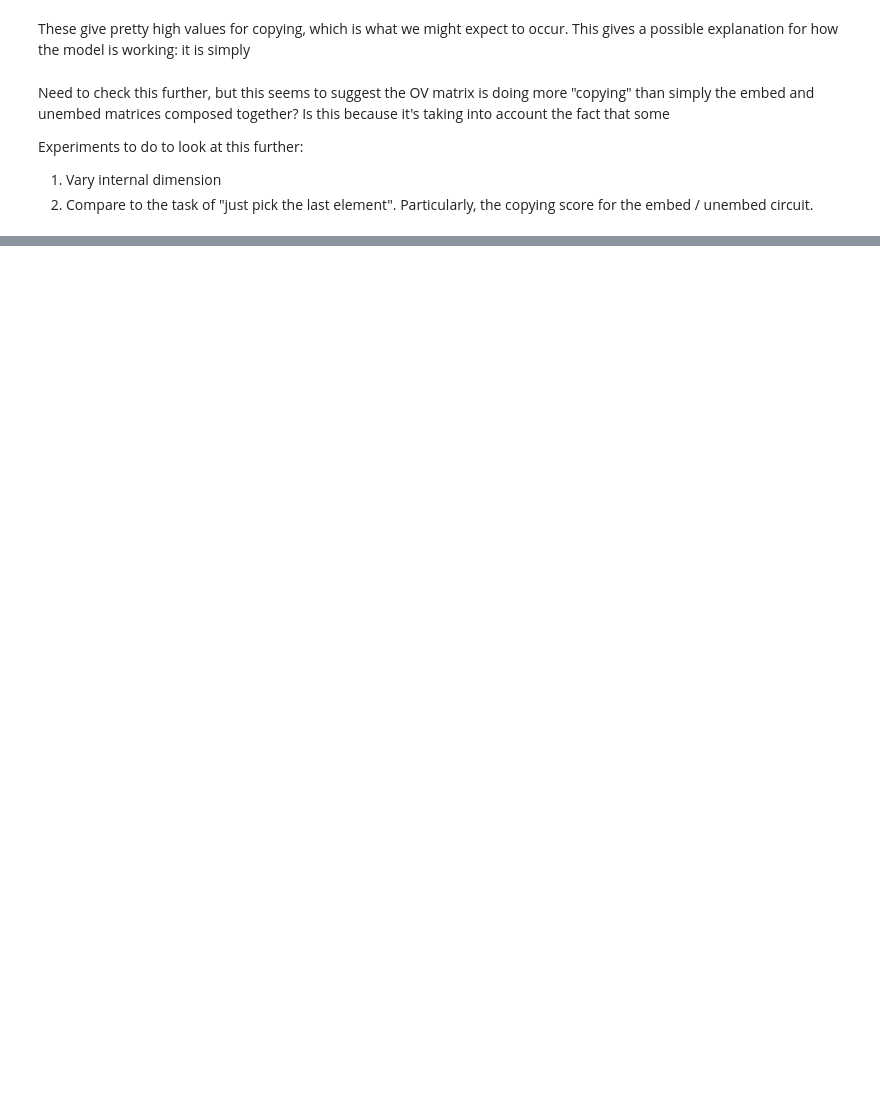
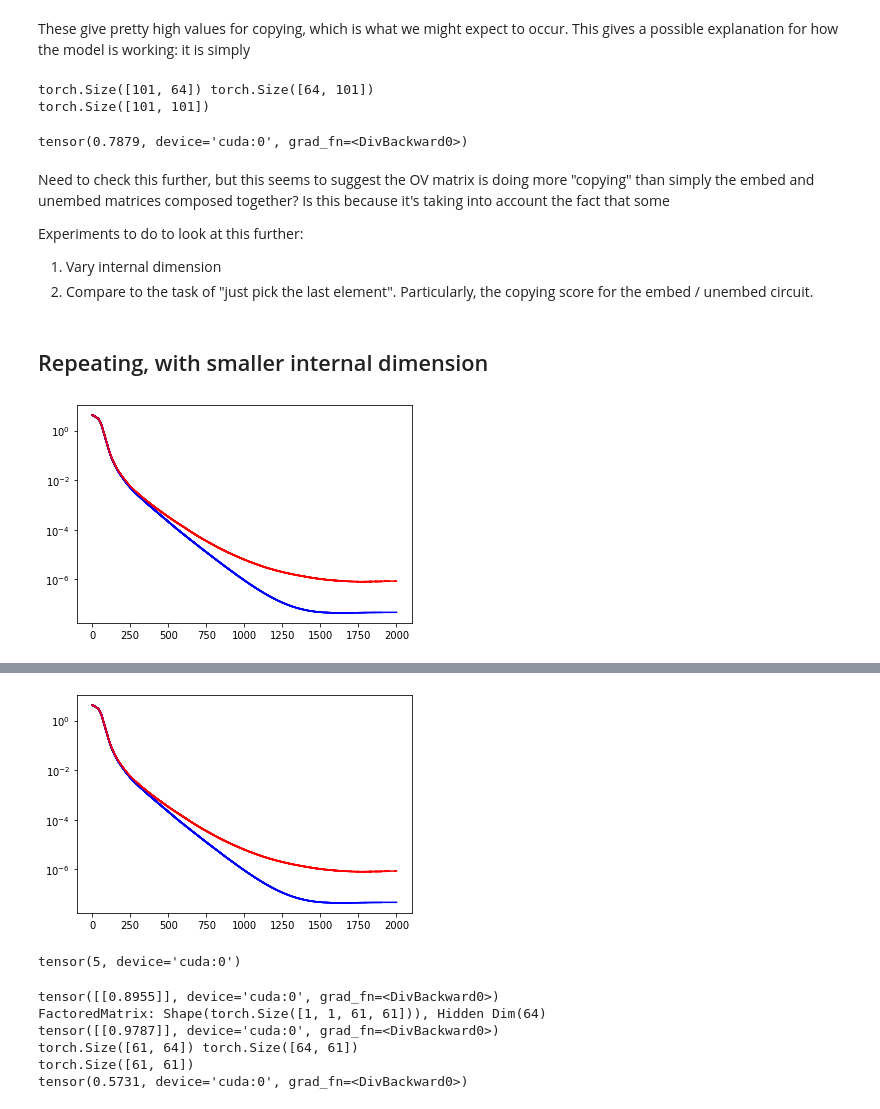
Before and after one commit to ojorgensen/min-list, a Jupyter notebook: current_List_min.ipynb, the cells around one changed output, grey strips where cells are left out. Drawn from its saved outputs; the diff is of its cells as text; code cells hidden in the pictures; blank space fills up the shorter version.

```diff
--- a/current_List_min.ipynb
+++ b/current_List_min.ipynb
@@ -384,47 +320,41 @@ embed_unembed_copying_score(tiny_model)
+# %%
+embed_unembed_copying_score(model)
+# %% [output]
+torch.Size([101, 64]) torch.Size([64, 101])
+torch.Size([101, 101])
+tensor(0.7879, device='cuda:0', grad_fn=<DivBackward0>)
 # %% [markdown]
 Need to check this further, but this seems to suggest the OV matrix is doing more "copying" than simply the embed and unembed matrices composed together? Is this because it's taking into account the fact that some
 
 Experiments to do to look at this further:
 1. Vary internal dimension
 2. Compare to the task of "just pick the last element". Particularly, the copying score for the embed / unembed circuit.
+# %% [markdown]
+## Repeating, with smaller internal dimension
 # %%
 # TODO: make it so that the code to train a model is wrapped in some function. Currently not working besides my original example.
-
-from torch.nn.modules.transformer import TransformerDecoderLayer
 p = 60
 d_vocab = p+1
 n_ctx = 3
 
 tiny_cfg2 = HookedTransformerConfig(
     d_model=64,
     d_head=64//1,
     n_heads=1,
     d_mlp=4*64,
     n_layers=1,
     n_ctx=n_ctx,
     act_fn="relu", #solu_ln
     d_vocab=d_vocab,
     normalization_type=None, #"LN",
     seed=23,  # Now we're training a custom model, it's good to set the seed to get reproducible results. It defaults to 42.
 )
 
-tiny_model2 = HookedTransformer(tiny_cfg2).to(device)
 
-tiny_optimizer2 = torch.optim.AdamW(tiny_model2.parameters(), lr=1e-3, betas=(0.9, 0.98), weight_decay=1.0)
+data = [(i, j, k) for i in range(p) for j in range(p) for k in range(p)]
 
-scheduler2 = optim.lr_scheduler.LambdaLR(tiny_optimizer2, lambda step: min(step/10, 1))
-num_epochs = 20000
+fn = lambda x:min(x)
 
-# Training a model with less integers than there are dimensions in the model
-train, test = gen_train_test(frac_train=0.7, num=p, seed=0)
-train = torch.tensor(train)
-test = torch.tensor(test)
-
-fn = lambda x,y,z:min(x,y,z)
-train_labels = torch.tensor([fn(i, j,k) for i, j, k in train]).to('cuda')
-test_labels = torch.tensor([fn(i, j,k) for i, j, k  in test]).to('cuda')
-
-print(train.shape)
-print(test.shape)
-
-train_model(tiny_model2, train, test, train_labels, test_labels, tiny_optimizer2, scheduler2)
+small_model = train_model(data, fn, tiny_cfg2)
+# %% [output]
+[figure, added]
@@ -431,6 +362,16 @@ train_model(tiny_model2, train, test, train_labels, test_labels, tiny_optimizer2
+[figure, added]
 # %%
-torch.argmax(tiny_model2(torch.tensor([50, 47, 5]))[0][-1])
+torch.argmax(small_model(torch.tensor([50, 47, 5]))[0][-1])
+# %% [output]
+tensor(5, device='cuda:0')
 # %%
-print(OV_copying_score(tiny_model2))
-print(OV_full_copying_score(tiny_model2))
-print(embed_unembed_copying_score(tiny_model2))
+print(OV_copying_score(small_model))
+print(OV_full_copying_score(small_model))
+print(embed_unembed_copying_score(small_model))
+# %% [output]
+tensor([[0.8955]], device='cuda:0', grad_fn=<DivBackward0>)
+FactoredMatrix: Shape(torch.Size([1, 1, 61, 61])), Hidden Dim(64)
+tensor([[0.9787]], device='cuda:0', grad_fn=<DivBackward0>)
+torch.Size([61, 64]) torch.Size([64, 61])
+torch.Size([61, 61])
+tensor(0.5731, device='cuda:0', grad_fn=<DivBackward0>)
```
Also changed, not shown: parts of 42 cells of this notebook.
